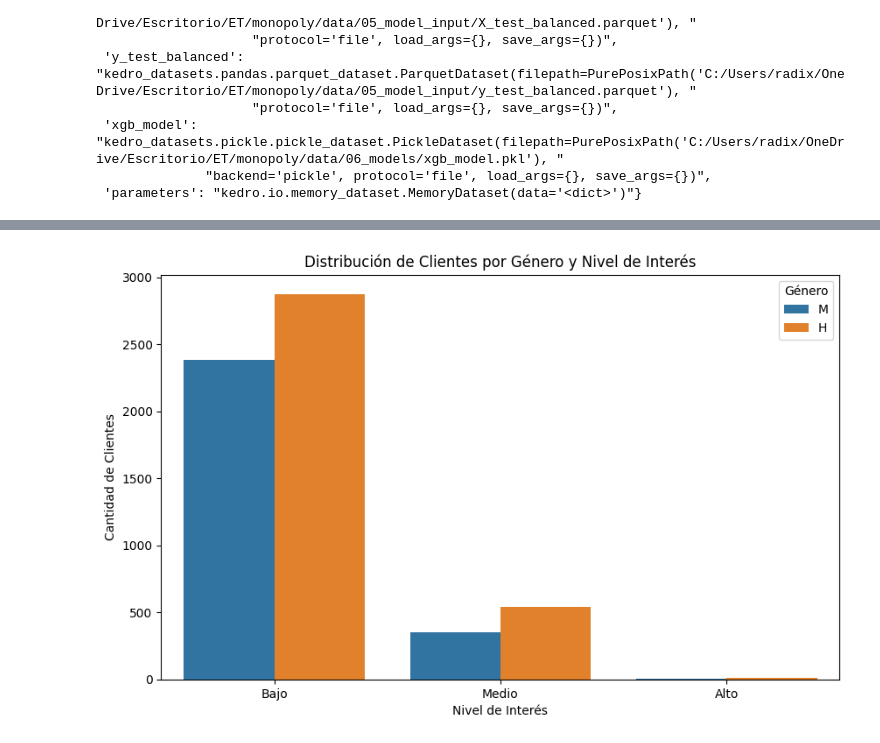
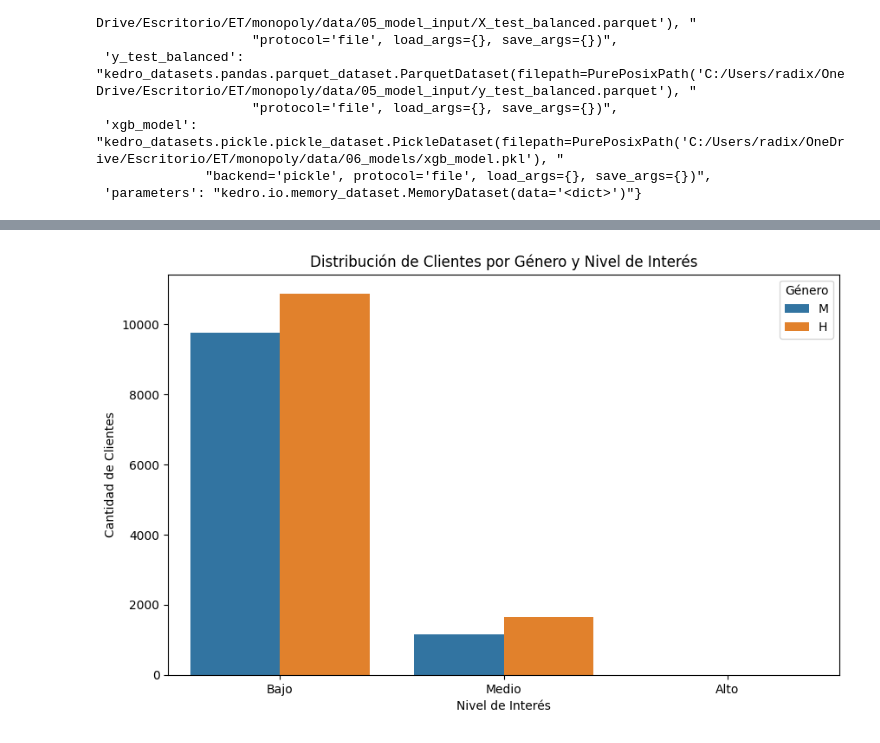
Before and after one commit to JuanAmpuero06/monopoly, a Jupyter notebook: notebooks/Phase 2 understanding the data.ipynb, the cells around one changed output, grey strips where cells are left out. Cells and saved outputs as stored; diff of their text form; code cells hidden in the pictures.

```diff
--- a/notebooks/Phase 2 understanding the data.ipynb
+++ b/notebooks/Phase 2 understanding the data.ipynb
@@ -118,27 +106,27 @@ plt.show()
 # %%
-# Crear niveles de interés en productos financieros (con conversión temporal a numérico)
-productos_financieros = ['Ctacte', 'Col_T07', 'Hipotecario', 'Debito']
+# Definir las columnas de productos financieros
+productos_financieros = ['Ctacte', 'Fac_T12', 'Hipotecario', 'Debito']
 
 # Convertir temporalmente a numérico, reemplazando valores no válidos con 0
 df_temp = df[productos_financieros].apply(pd.to_numeric, errors='coerce').fillna(0)
 
 # Crear la columna de nivel de interés
 df['Nivel_Interes'] = pd.cut(df_temp.sum(axis=1), bins=[-1, 2, 5, 10], labels=['Bajo', 'Medio', 'Alto'])
 
 # Filtrar para excluir valores NaN en 'Sexo'
 df_filtered = df[df['Sexo'].isin(['M', 'H'])]
 
 # Gráfico de barras agrupado por género y nivel de interés
 plt.figure(figsize=(10, 6))
 sns.countplot(data=df_filtered, x='Nivel_Interes', hue='Sexo')
 plt.title('Distribución de Clientes por Género y Nivel de Interés')
 plt.xlabel('Nivel de Interés')
 plt.ylabel('Cantidad de Clientes')
 plt.legend(title="Género")
 plt.show()
 # %% [output]
 [interactive output not drawn]
-[figure, old version]
+[figure, new version]
 # %%
 # Asegurar que la columna 'Antiguedad' sea numérica, reemplazando valores no válidos con 0
 df['Antiguedad'] = pd.to_numeric(df['Antiguedad'], errors='coerce').fillna(0)
```
Also changed, not shown: parts of 9 cells of this notebook, 1 other file.
